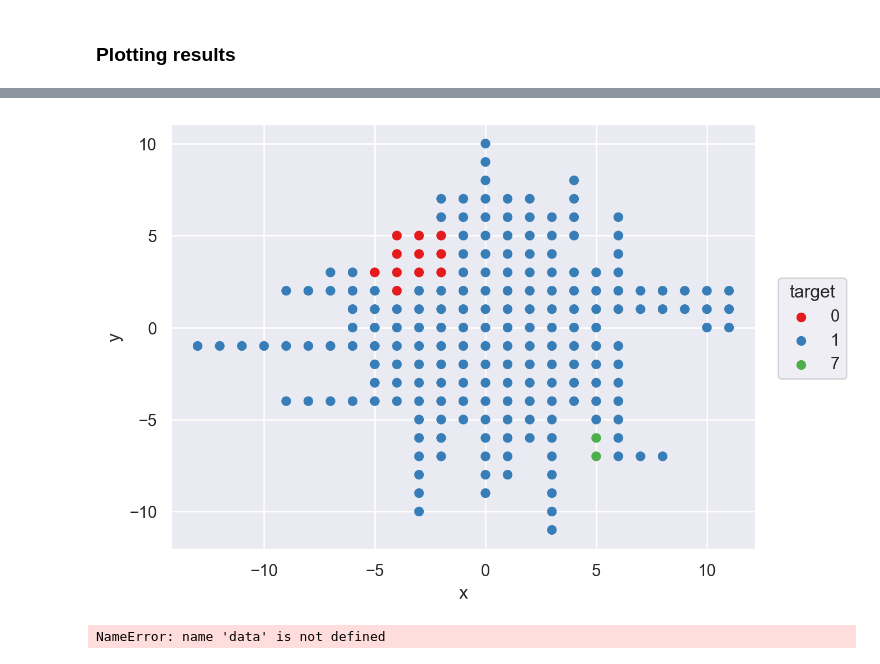
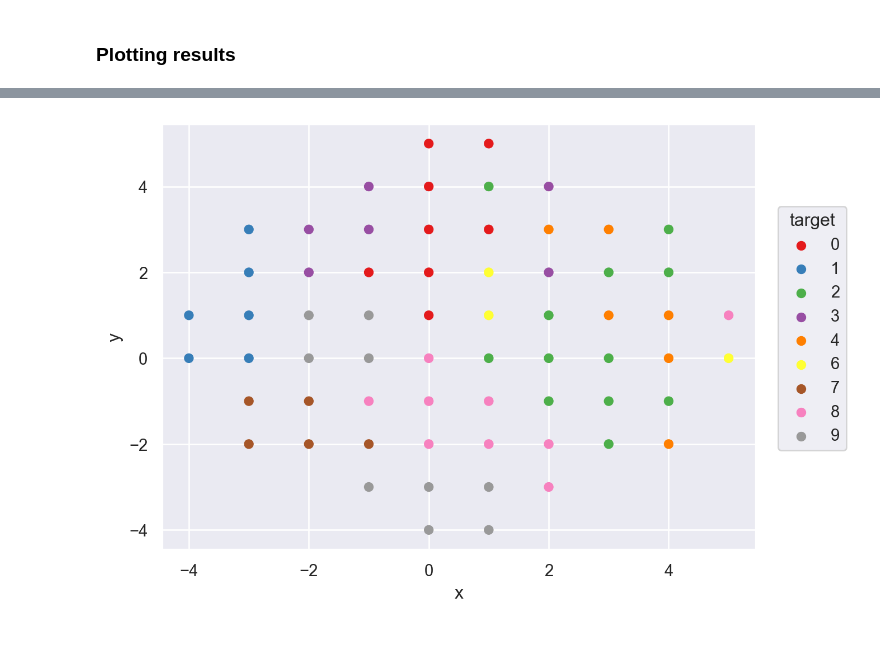
Before and after one commit to SandroMartens/DBGSOM, a Jupyter notebook: dbgsom/examples.ipynb, the cells around one changed output, grey strips where cells are left out. Cells and saved outputs as stored; diff of their text form; code cells hidden in the pictures.

```diff
--- a/dbgsom/examples.ipynb
+++ b/dbgsom/examples.ipynb
@@ -45,2 +55,21 @@ Pipeline(steps=[('scaler', StandardScaler()),
 # %% [markdown]
 ### Plotting results
+# %%
+from matplotlib.gridspec import GridSpec
+
+plt.figure(figsize=(20, 20))
+
+som = pipe.named_steps["som"]
+
+min, max = (np.array(som.neurons_).min(), np.array(som.neurons_).max())
+dim = abs(max - min)
+nn = pipe.transform(data).argmin(axis=0)
+
+gs = GridSpec(2 * dim, 2 * dim)
+for index, neuron in enumerate(som.neurons_):
+    neuron += dim
+    plt.subplot(gs[neuron[0], neuron[1]])
+    plt.imshow(
+        data.to_numpy()[nn[index]].reshape(28, 28), cmap="Greys_r", interpolation="bilinear"
+    )
+    plt.axis("off")
@@ -47,25 +78,11 @@ Pipeline(steps=[('scaler', StandardScaler()),
 # %%
 weights = pipe.named_steps["som"].weights_
-nn, distances = pairwise_distances_argmin_min(weights, digits)
-edges = list(pipe.named_steps["som"].som_.edges)
-weights = som.weights_
 dots = pd.DataFrame(np.array(pipe.named_steps["som"].neurons_), columns=["x", "y"])
-dots["epoch_created"] = list(dict(pipe.named_steps["som"].som_.nodes.data("epoch_created")).values())
+dots["epoch_created"] = list(
+    dict(pipe.named_steps["som"].som_.nodes.data("epoch_created")).values()
+)
 dots["error"] = list(dict(pipe.named_steps["som"].som_.nodes.data("error")).values())
-dots["target"] = target[nn]
+dots["target"] = fashion_mnist_target[nn].to_numpy()
 so.Plot(dots, x="x", y="y", color="target").add(so.Dot()).scale(color="Set1")
 # %% [output]
-[figure, old version]
+[figure, new version]
-# %%
-som2 = DBGSOM(
-    max_neurons=100,
-    sf=0.1,
-    n_epochs_max=50,
-    random_state=42,
-    metric="cosine"
-    # nn_method="pynndescent"
-
-)
-som2.fit(data)
-# %% [output]
-NameError: name 'data' is not defined
```
Also changed, not shown: parts of 4 cells of this notebook, 2 other files.
